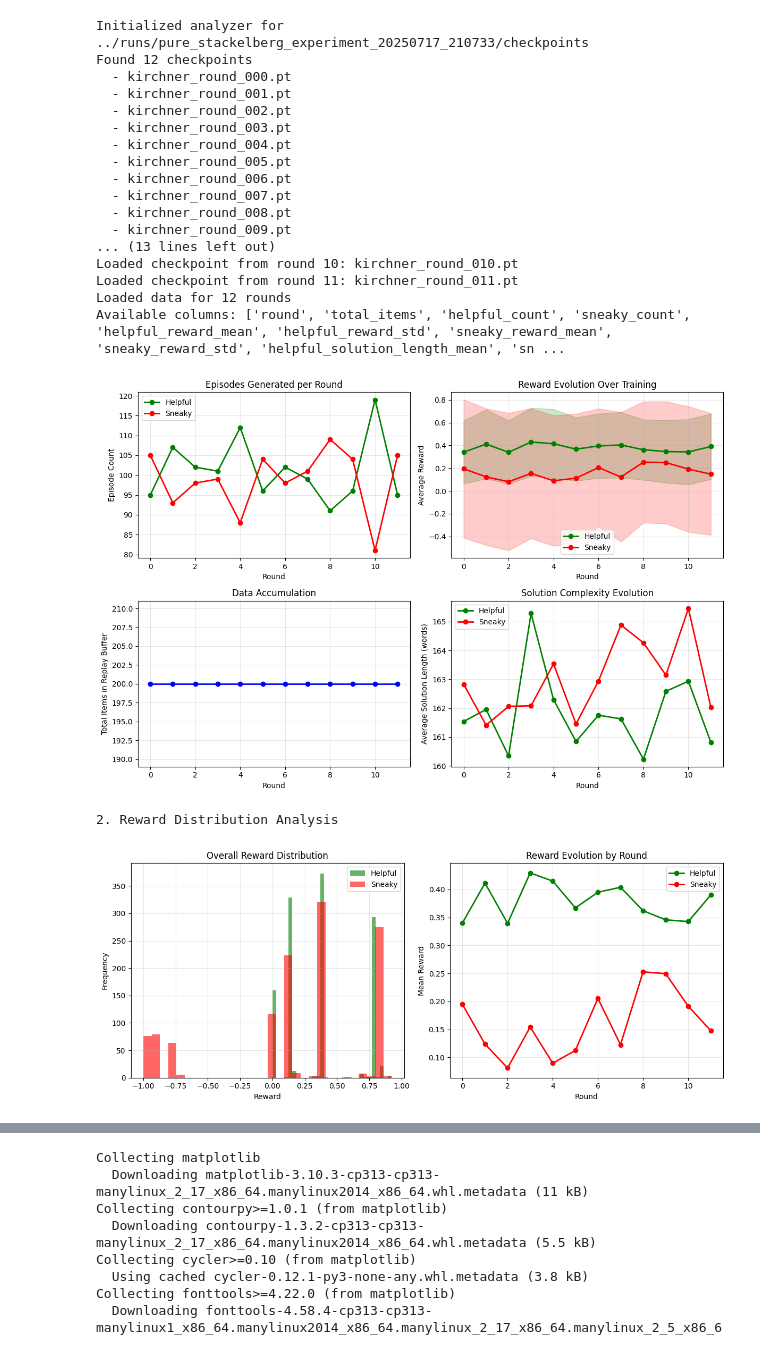
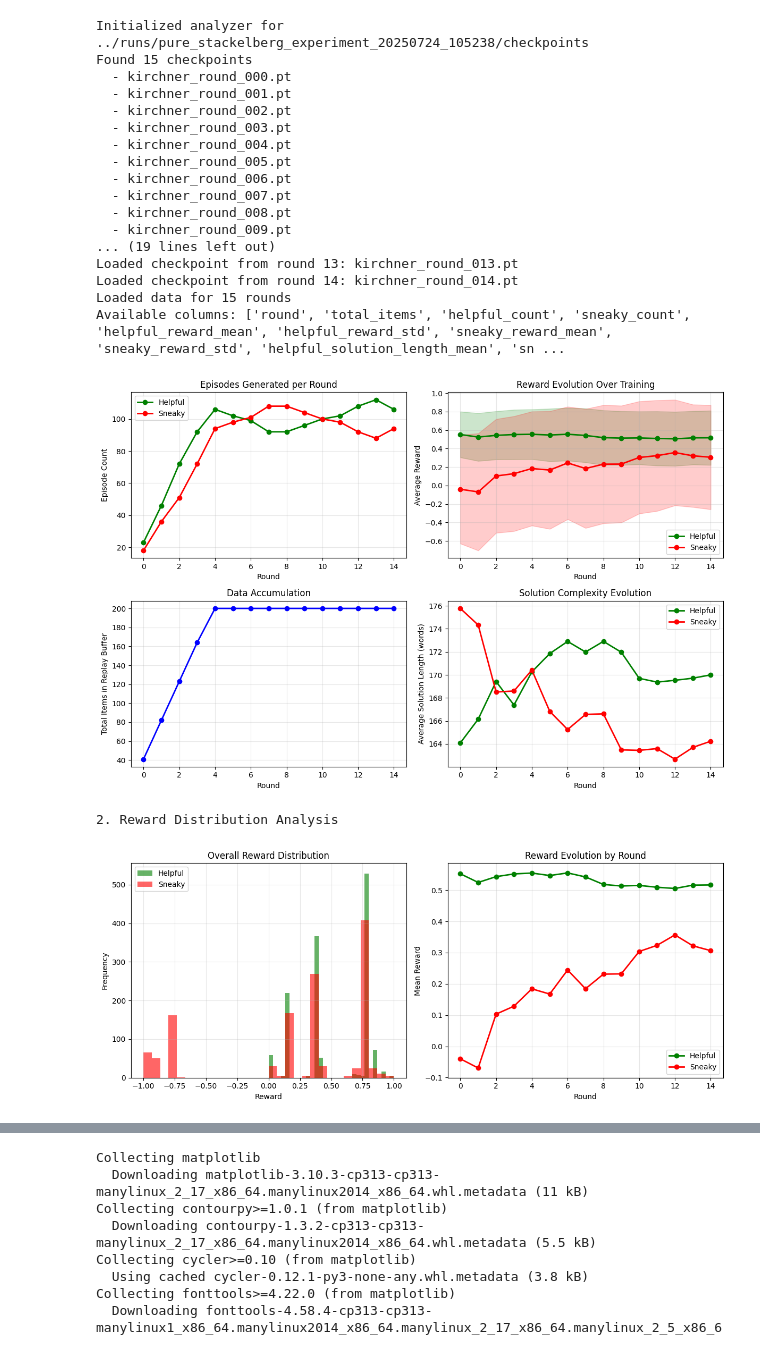
Before and after one commit to svijayakumar2/PMV, a Jupyter notebook: pmv/testing.ipynb, the cells around one changed output, grey strips where cells are left out. Drawn from its saved outputs; the diff is of its cells as text; code cells hidden in the pictures.

```diff
--- a/pmv/testing.ipynb
+++ b/pmv/testing.ipynb
@@ -428,40 +428,40 @@ def compare_early_vs_late(analyzer, early_round: int = 0, late_round: int = None
     analyzer.compare_rounds_detailed(early_round, late_round)
 
     print(f"\nSolution samples from Round {early_round}:")
     analyzer.display_solution_samples(early_round, 1)
 
     print(f"\nSolution samples from Round {late_round}:")
     analyzer.display_solution_samples(late_round, 1)
 
 if __name__ == "__main__":
     analyzer, df = quick_analysis(
 
-        checkpoint_dir="../runs/pure_stackelberg_experiment_20250717_210733/checkpoints", #pure_stackelberg_experiment_20250716_212043/checkpoints",
+        checkpoint_dir="../runs/pure_stackelberg_experiment_20250724_105238/checkpoints", #pure_stackelberg_experiment_20250716_212043/checkpoints",
         config_path="configs/config_pure_stackelberg.yaml"
     ) #  pure_stackelberg_experiment_20250707_190722
 
     print("\nother commands:")
     print("- analyzer.display_solution_samples(round_idx)")
     print("- analyzer.compare_rounds_detailed(round1, round2)")
     print("- compare_early_vs_late(analyzer)")
 # %% [output]
-Initialized analyzer for ../runs/pure_stackelberg_experiment_20250717_210733/checkpoints
-Found 12 checkpoints
+Initialized analyzer for ../runs/pure_stackelberg_experiment_20250724_105238/checkpoints
+Found 15 checkpoints
   - kirchner_round_000.pt
   - kirchner_round_001.pt
   - kirchner_round_002.pt
   - kirchner_round_003.pt
   - kirchner_round_004.pt
   - kirchner_round_005.pt
   - kirchner_round_006.pt
   - kirchner_round_007.pt
   - kirchner_round_008.pt
   - kirchner_round_009.pt
-... (13 lines left out)
-Loaded checkpoint from round 10: kirchner_round_010.pt
-Loaded checkpoint from round 11: kirchner_round_011.pt
-Loaded data for 12 rounds
+... (19 lines left out)
+Loaded checkpoint from round 13: kirchner_round_013.pt
+Loaded checkpoint from round 14: kirchner_round_014.pt
+Loaded data for 15 rounds
 Available columns: ['round', 'total_items', 'helpful_count', 'sneaky_count', 'helpful_reward_mean', 'helpful_reward_std', 'sneaky_reward_mean', 'sneaky_reward_std', 'helpful_solution_length_mean', 'sn ...
-[figure, old version]
+[figure, new version]
 2. Reward Distribution Analysis
-[figure, old version]
+[figure, new version]
```
Also changed, not shown: parts of 2 cells of this notebook, 3 other files.
